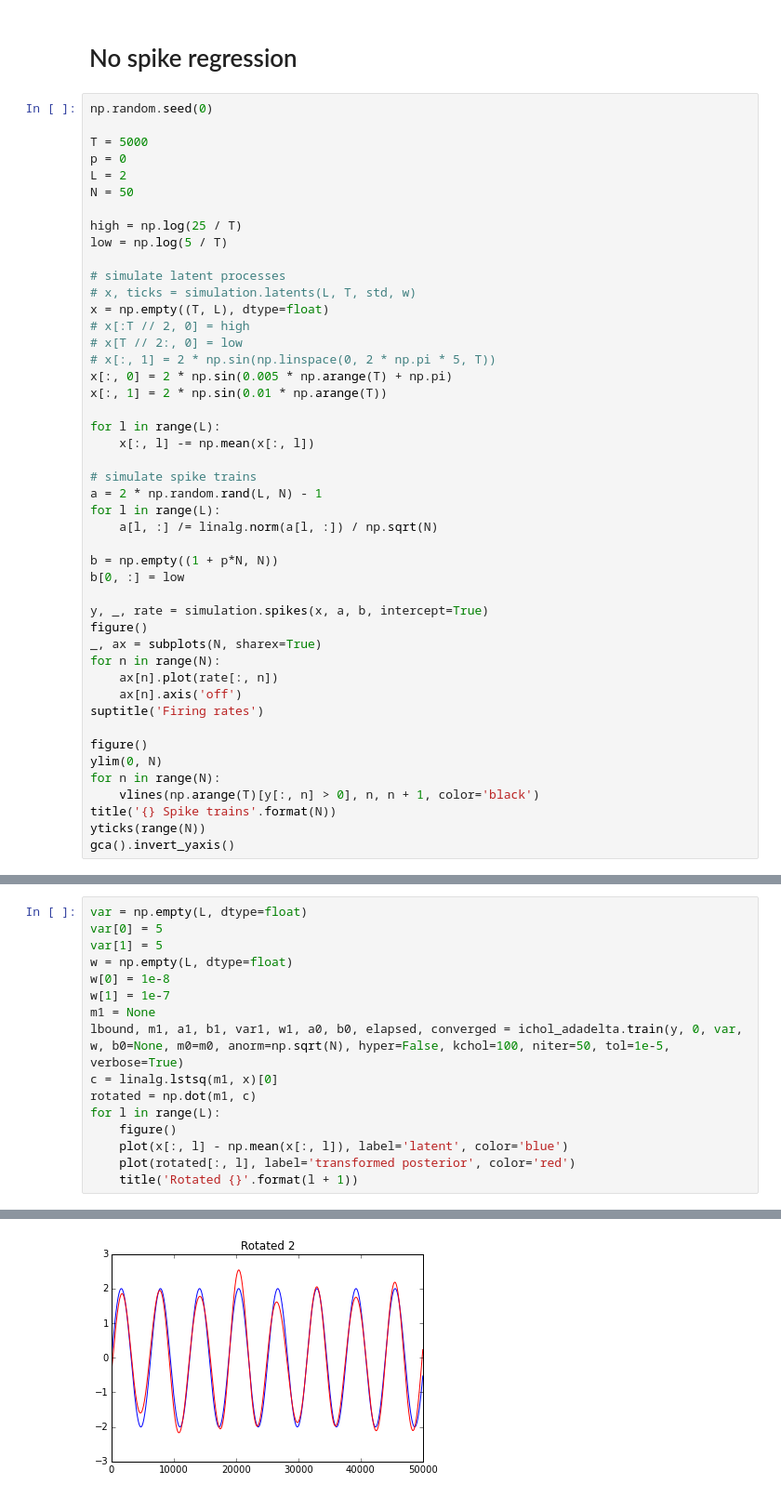
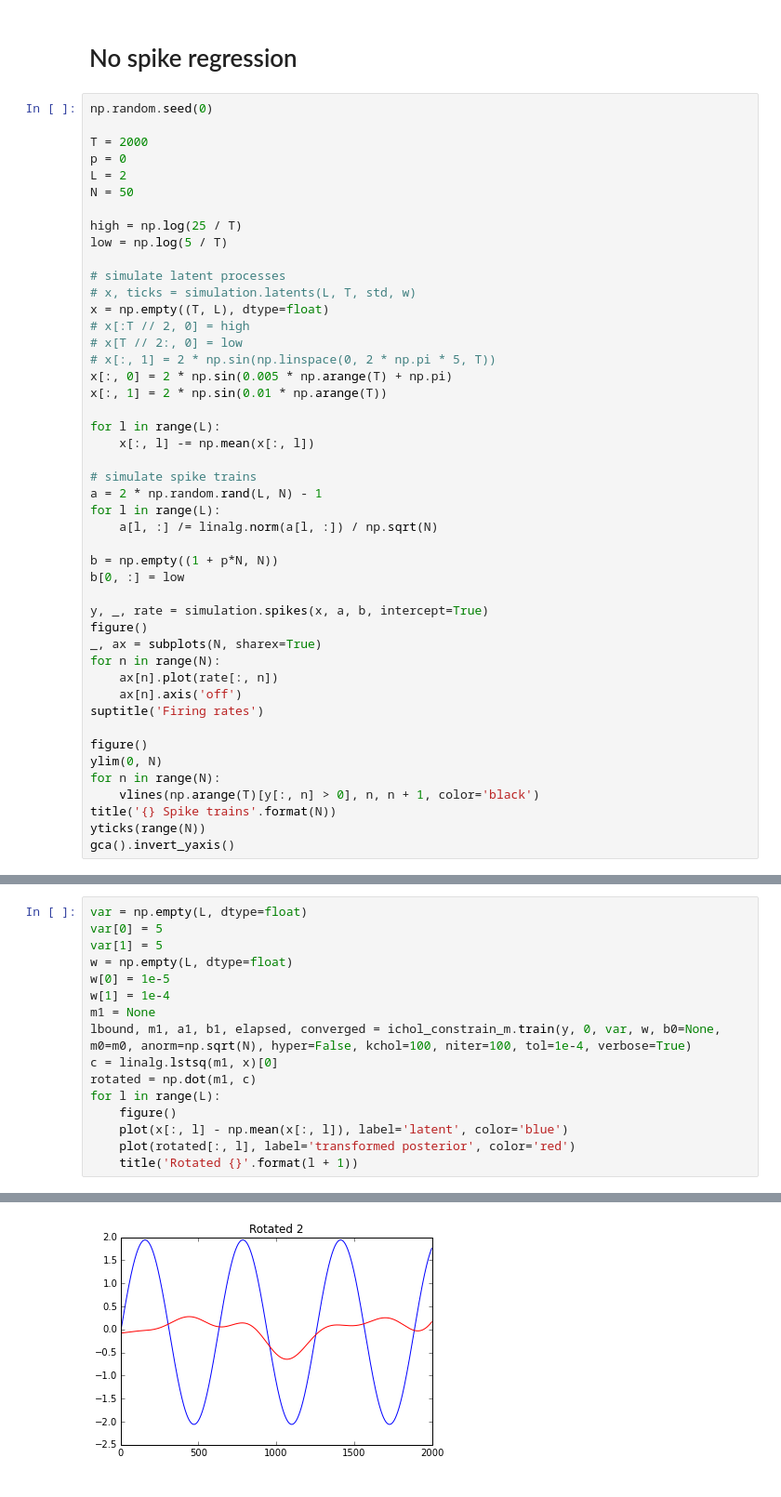
Before and after one commit to catniplab/vlgp, a Jupyter notebook: latent_only.ipynb, the cells around one changed output, grey strips where cells are left out. Shown at 93% size. Saved outputs shown, nothing was run; the diff lists cells and outputs as text.

```diff
--- a/latent_only.ipynb
+++ b/latent_only.ipynb
@@ -24,7 +30,7 @@ import simulation
 # %%
 np.random.seed(0)
 
-T = 5000
+T = 2000
 p = 0
 L = 2
 N = 50
@@ -92,10 +98,10 @@ var = np.empty(L, dtype=float)
 var[0] = 5
 var[1] = 5
 w = np.empty(L, dtype=float)
-w[0] = 1e-8
-w[1] = 1e-7
+w[0] = 1e-5
+w[1] = 1e-4
 m1 = None
-lbound, m1, a1, b1, var1, w1, a0, b0, elapsed, converged = ichol_adadelta.train(y, 0, var, w, b0=None, m0=m0, anorm=np.sqrt(N), hyper=False, kchol=100, niter=50, tol=1e-5, verbose=True)
+lbound, m1, a1, b1, elapsed, converged = ichol_constrain_m.train(y, 0, var, w, b0=None, m0=m0, anorm=np.sqrt(N), hyper=False, kchol=100, niter=100, tol=1e-4, verbose=True)
 c = linalg.lstsq(m1, x)[0]
 rotated = np.dot(m1, c)
 for l in range(L):
@@ -125 +131 @@ change in prior scale = 0.0000000000
-[figure, old version]
+[figure, new version]
```
Also changed, not shown: parts of 30 cells of this notebook, 5 other files.
